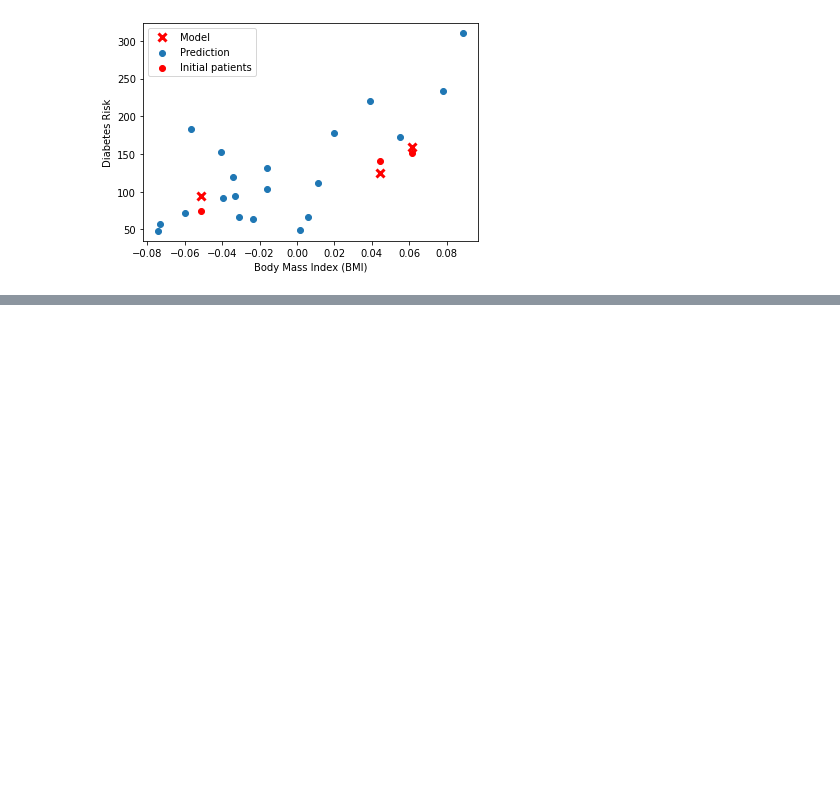
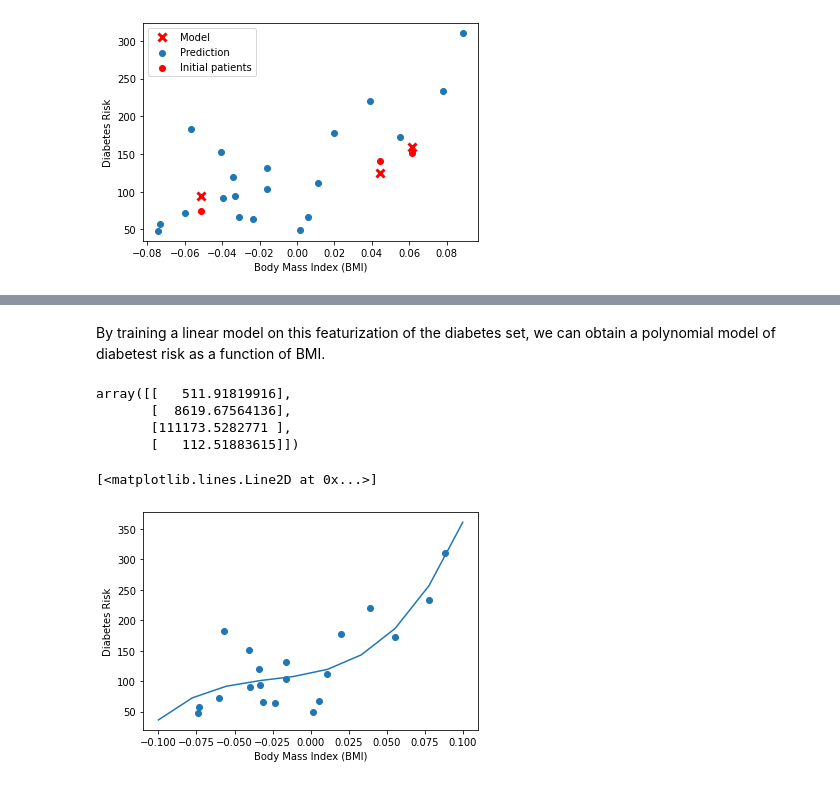
Before and after one commit to ShaunakSen/Data-Science-and-Machine-Learning, a Jupyter notebook: Applied_ML_CS_5785.ipynb, the cells around one changed output, grey strips where cells are left out. Drawn from its saved outputs; the diff is of its cells as text; code cells hidden in the pictures; blank space fills up the shorter version.

Commit message:
non linear least squares

```diff
--- a/Applied_ML_CS_5785.ipynb
+++ b/Applied_ML_CS_5785.ipynb
@@ -1416,0 +1484,11 @@ plt.legend(['Model', 'Prediction', 'Initial patients', 'New patients'])
+# %%
+# add an extra column of ones for the design matrix
+X['one'] = 1
+
+# Collect 20 data points
+X_train = X.iloc[-20:]
+y_train = y.iloc[-20:]
+
+plt.scatter(X_train.loc[:,['bmi']], y_train,  color='black')
+plt.xlabel('Body Mass Index (BMI)')
+plt.ylabel('Diabetes Risk')
@@ -1416,0 +1500,7 @@ plt.legend(['Model', 'Prediction', 'Initial patients', 'New patients'])
+# %%
+X_bmi = X_train.loc[:, ['bmi']]
+
+X_bmi_p3 = pd.concat([X_bmi, X_bmi**2, X_bmi**3], axis=1)
+X_bmi_p3.columns = ['bmi', 'bmi2', 'bmi3']
+X_bmi_p3['one'] = 1
+X_bmi_p3.head()
@@ -1416,0 +1514,30 @@ plt.legend(['Model', 'Prediction', 'Initial patients', 'New patients'])
+# %% [markdown]
+By training a linear model on this featurization of the diabetes set, we can obtain a polynomial model of diabetest risk as a function of BMI.
+# %%
+# Fit a linear regression
+theta = np.linalg.inv(X_bmi_p3.T.dot(X_bmi_p3)).dot(X_bmi_p3.T).dot(y_train)
+# %%
+theta
+# %% [output]
+array([[   511.91819916],
+       [  8619.67564136],
+       [111173.5282771 ],
+       [   112.51883615]])
+# %%
+### create a set of 10 random BMI samples
+x_line = np.linspace(-0.1, 0.1, 10)
+
+### build features bmi^1, bm1^2, bmq^3, 1 and stack them, shape: 10, 4
+x_line_p3 = np.stack([x_line, x_line**2, x_line**3, np.ones(10,)], axis=1)
+
+### get the predictions y = X.theta
+
+y_train_pred = x_line_p3.dot(theta)
+# %%
+plt.xlabel('Body Mass Index (BMI)')
+plt.ylabel('Diabetes Risk')
+plt.scatter(X_bmi, y_train)
+plt.plot(x_line, y_train_pred)
+# %% [output]
+[<matplotlib.lines.Line2D at 0x...>]
+[figure, added]
```
Also changed, not shown: parts of 13 cells of this notebook.
